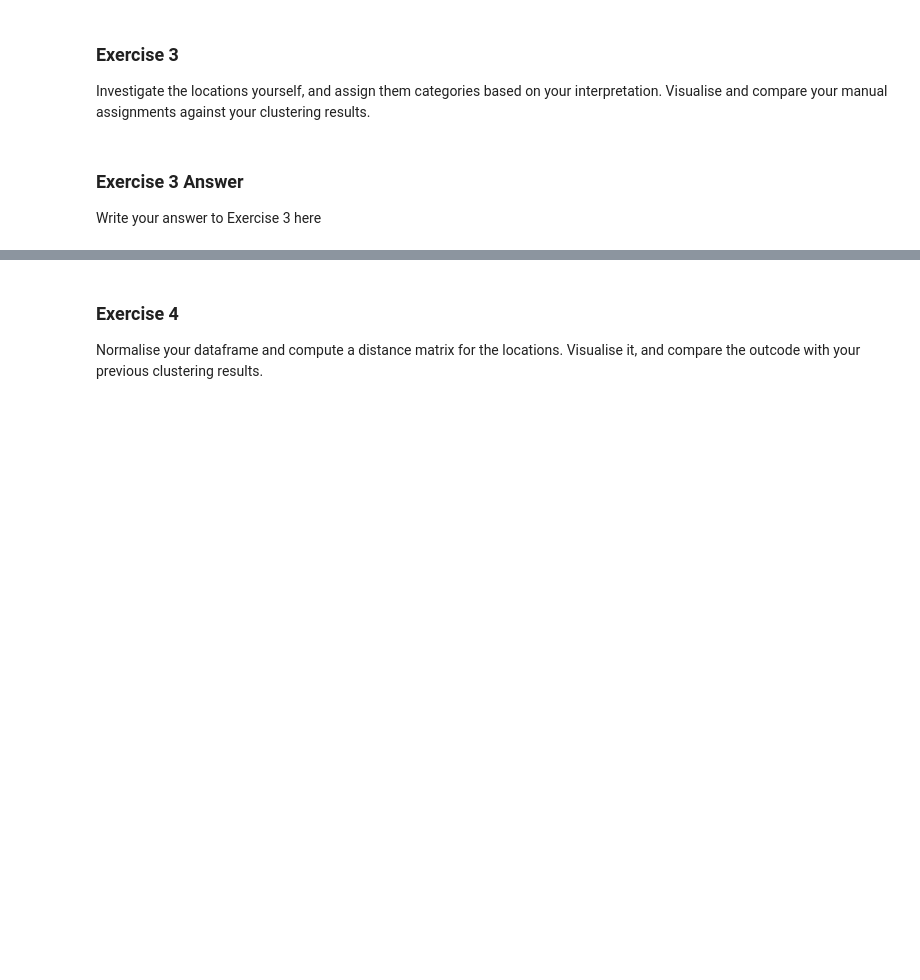
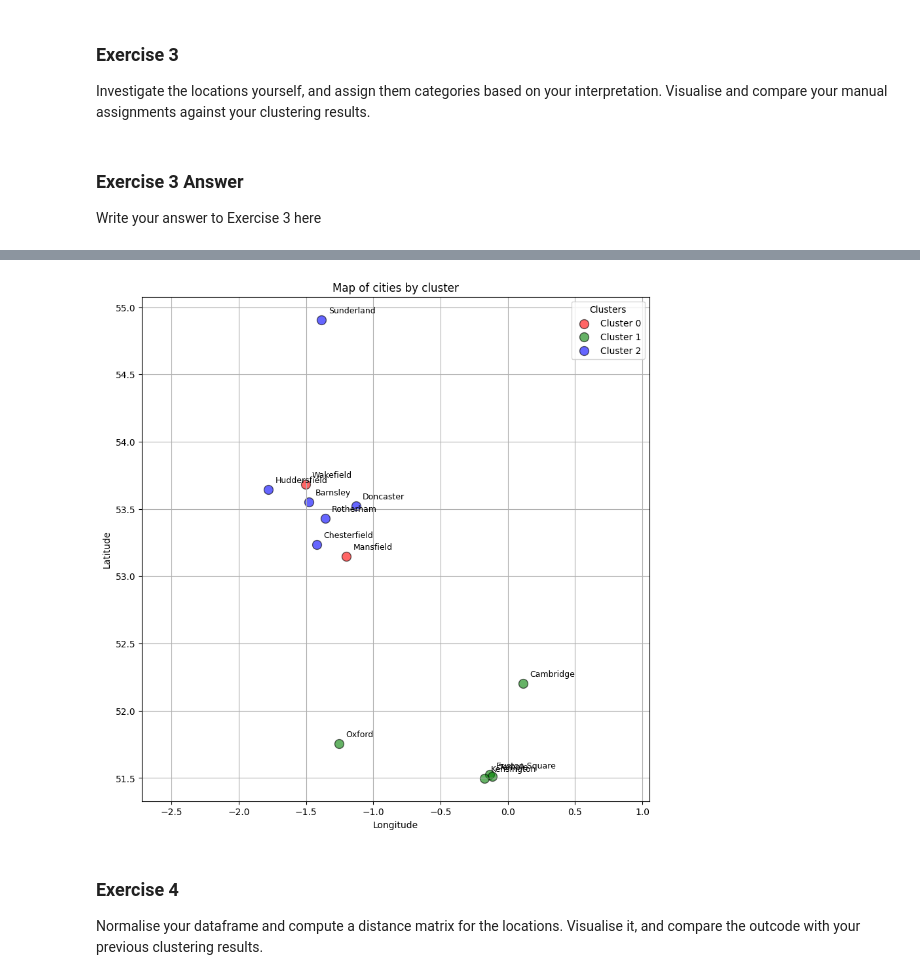
Before and after one commit to sdenyskov/sd995_ads_2024, a Jupyter notebook: notebooks/02-access-assess-geospatial.ipynb, the cells around one changed output, grey strips where cells are left out. Cells and saved outputs as stored; diff of their text form; code cells hidden in the pictures; blank space fills up the shorter version.

```diff
--- a/notebooks/02-access-assess-geospatial.ipynb
+++ b/notebooks/02-access-assess-geospatial.ipynb
@@ -587,3 +722,7 @@ Write your answer to Exercise 3 here
+# %%
+plot_clusters(clustered_locations_with_normalisation)
+# %% [output]
+[figure, added]
 # %% [markdown]
 ### Exercise 4
 
```
Also changed, not shown: parts of 35 cells of this notebook, 1 other file.
